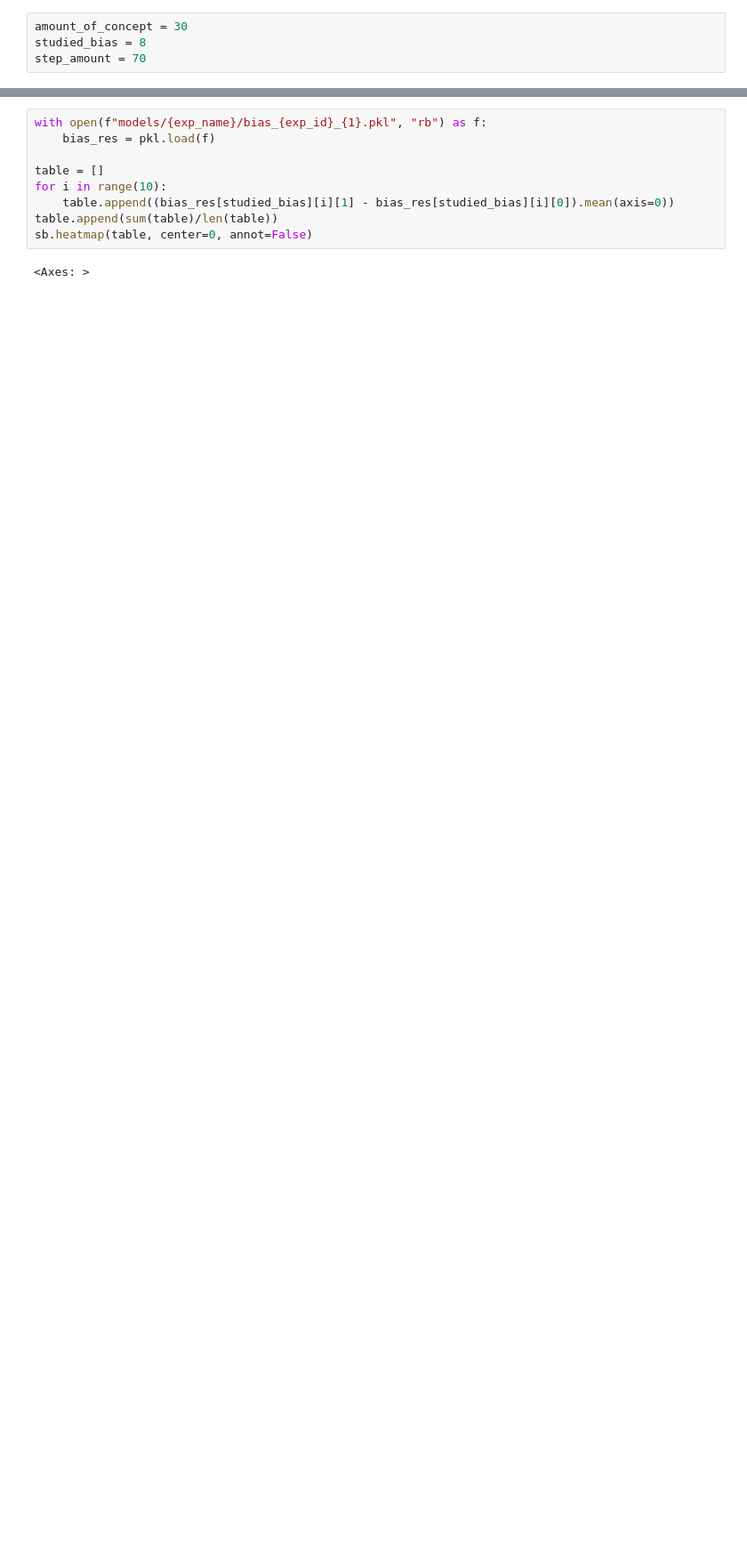
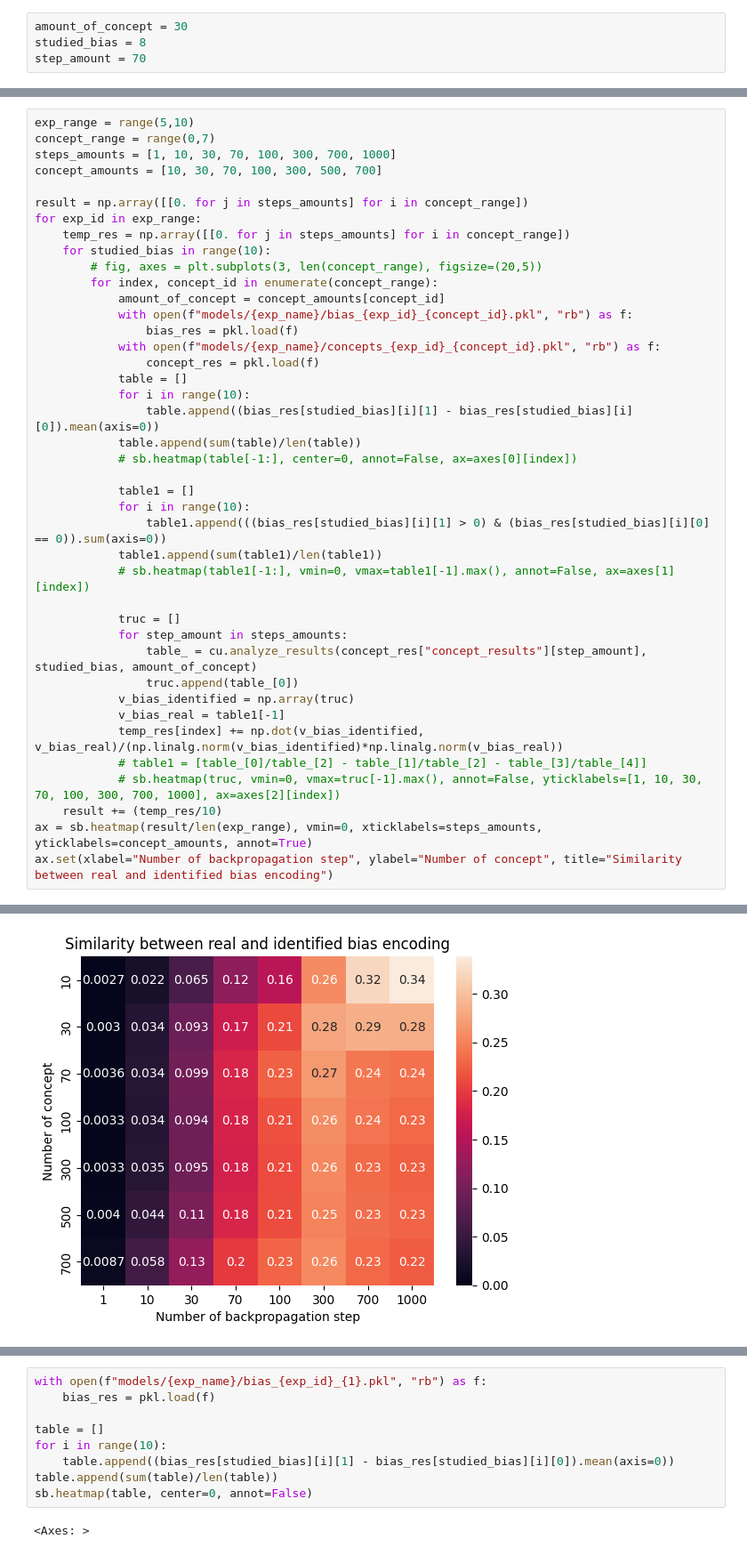
Before and after one commit to vitryt/label-free-bias-identification, a Jupyter notebook: data_recovery.ipynb, the cells around one changed output, grey strips where cells are left out. Shown at 89% size. Drawn from its saved outputs; the diff is of its cells as text; blank space fills up the shorter version.

```diff
--- a/data_recovery.ipynb
+++ b/data_recovery.ipynb
@@ -52,0 +152,42 @@ step_amount = 70
+# %%
+exp_range = range(5,10)
+concept_range = range(0,7)
+steps_amounts = [1, 10, 30, 70, 100, 300, 700, 1000]
+concept_amounts = [10, 30, 70, 100, 300, 500, 700]
+
+result = np.array([[0. for j in steps_amounts] for i in concept_range])
+for exp_id in exp_range:
+    temp_res = np.array([[0. for j in steps_amounts] for i in concept_range])
+    for studied_bias in range(10):
+        # fig, axes = plt.subplots(3, len(concept_range), figsize=(20,5))
+        for index, concept_id in enumerate(concept_range):
+            amount_of_concept = concept_amounts[concept_id]
+            with open(f"models/{exp_name}/bias_{exp_id}_{concept_id}.pkl", "rb") as f:
+                bias_res = pkl.load(f)
+            with open(f"models/{exp_name}/concepts_{exp_id}_{concept_id}.pkl", "rb") as f:
+                concept_res = pkl.load(f)
+            table = []
+            for i in range(10):
+                table.append((bias_res[studied_bias][i][1] - bias_res[studied_bias][i][0]).mean(axis=0))
+            table.append(sum(table)/len(table))
+            # sb.heatmap(table[-1:], center=0, annot=False, ax=axes[0][index])
+
+            table1 = []
+            for i in range(10):
+                table1.append(((bias_res[studied_bias][i][1] > 0) & (bias_res[studied_bias][i][0] == 0)).sum(axis=0))
+            table1.append(sum(table1)/len(table1))
+            # sb.heatmap(table1[-1:], vmin=0, vmax=table1[-1].max(), annot=False, ax=axes[1][index])
+
+            truc = []
+            for step_amount in steps_amounts:
+                table_ = cu.analyze_results(concept_res["concept_results"][step_amount], studied_bias, amount_of_concept)
+                truc.append(table_[0])
+            v_bias_identified = np.array(truc)
+            v_bias_real = table1[-1]
+            temp_res[index] += np.dot(v_bias_identified, v_bias_real)/(np.linalg.norm(v_bias_identified)*np.linalg.norm(v_bias_real))
+            # table1 = [table_[0]/table_[2] - table_[1]/table_[2] - table_[3]/table_[4]]
+            # sb.heatmap(truc, vmin=0, vmax=truc[-1].max(), annot=False, yticklabels=[1, 10, 30, 70, 100, 300, 700, 1000], ax=axes[2][index])
+    result += (temp_res/10)
+ax = sb.heatmap(result/len(exp_range), vmin=0, xticklabels=steps_amounts, yticklabels=concept_amounts, annot=True)
+ax.set(xlabel="Number of backpropagation step", ylabel="Number of concept", title="Similarity between real and identified bias encoding")
+# %% [output]
@@ -52,0 +199 @@ step_amount = 70
+[figure, added]
```
Also changed, not shown: parts of 11 cells of this notebook, 3 other files.
